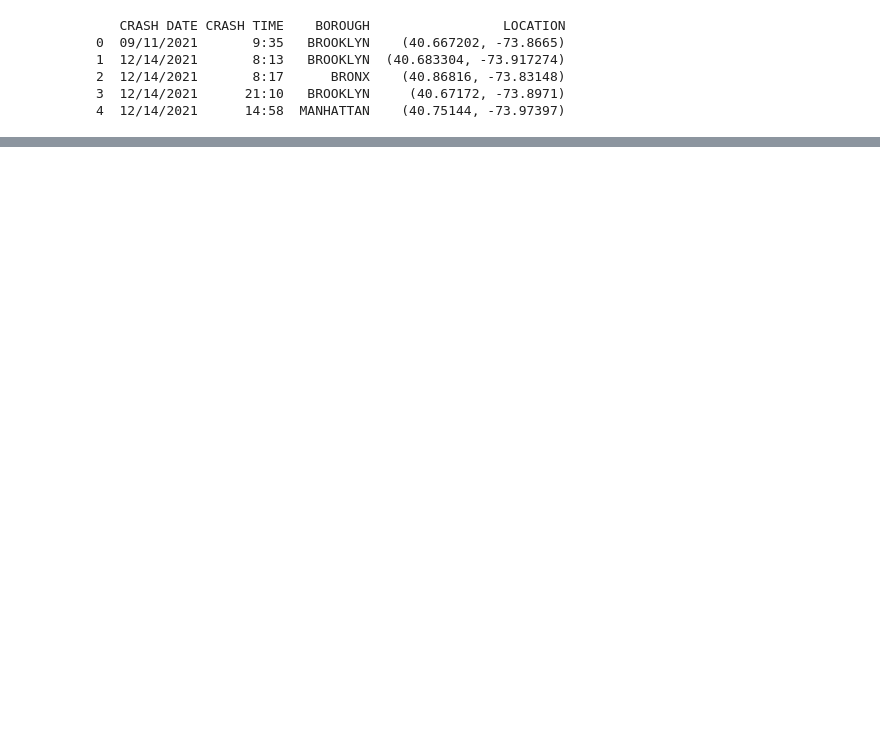
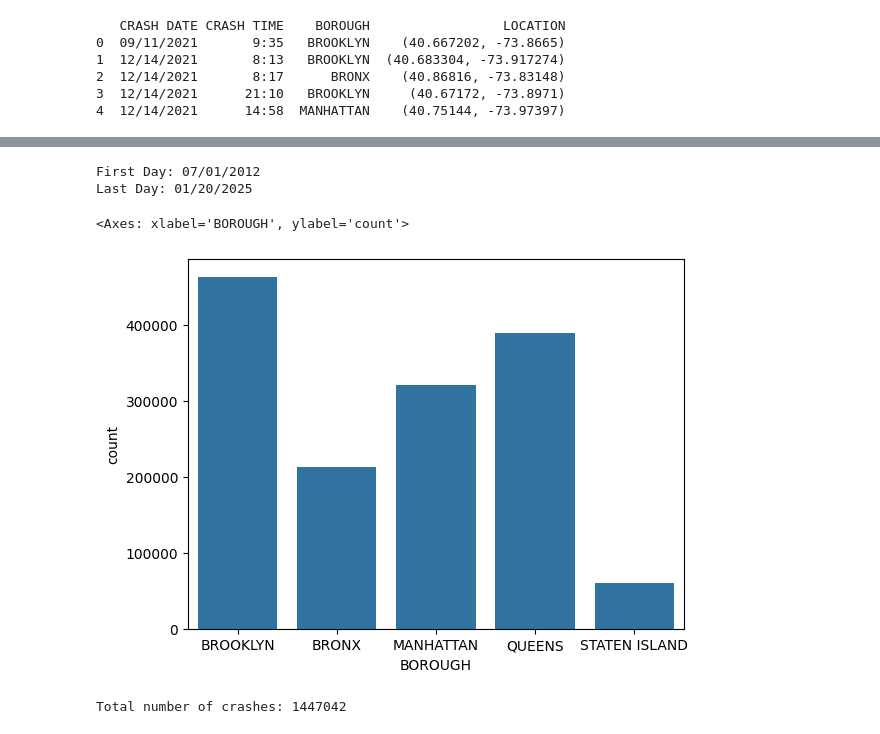
Before and after one commit to ragibasif/NYC-mvc-crashes, a Jupyter notebook: main.ipynb, the cells around one changed output, grey strips where cells are left out. Drawn from its saved outputs; the diff is of its cells as text; code cells hidden in the pictures; blank space fills up the shorter version.

```diff
--- a/main.ipynb
+++ b/main.ipynb
@@ -40,0 +146,22 @@ ModuleNotFoundError: No module named 'seaborn'
+# %%
+# Format the dates
+first_day_formatted = first_day.strftime('%m/%d/%Y')
+last_day_formatted = last_day.strftime('%m/%d/%Y')
+
+print(f"First Day: {first_day_formatted}")
+print(f"Last Day: {last_day_formatted}")
+# %% [output]
+First Day: 07/01/2012
+Last Day: 01/20/2025
+# %%
+sb.countplot(data=df,x='BOROUGH')
+# %% [output]
+<Axes: xlabel='BOROUGH', ylabel='count'>
+[figure, added]
+# %%
+# Get the total number of crashes (total rows in the DataFrame)
+total_crashes = len(df)
+
+print(f"Total number of crashes: {total_crashes}")
+# %% [output]
+Total number of crashes: 1447042
```
Also changed, not shown: parts of 40 cells of this notebook, 1 other file.
